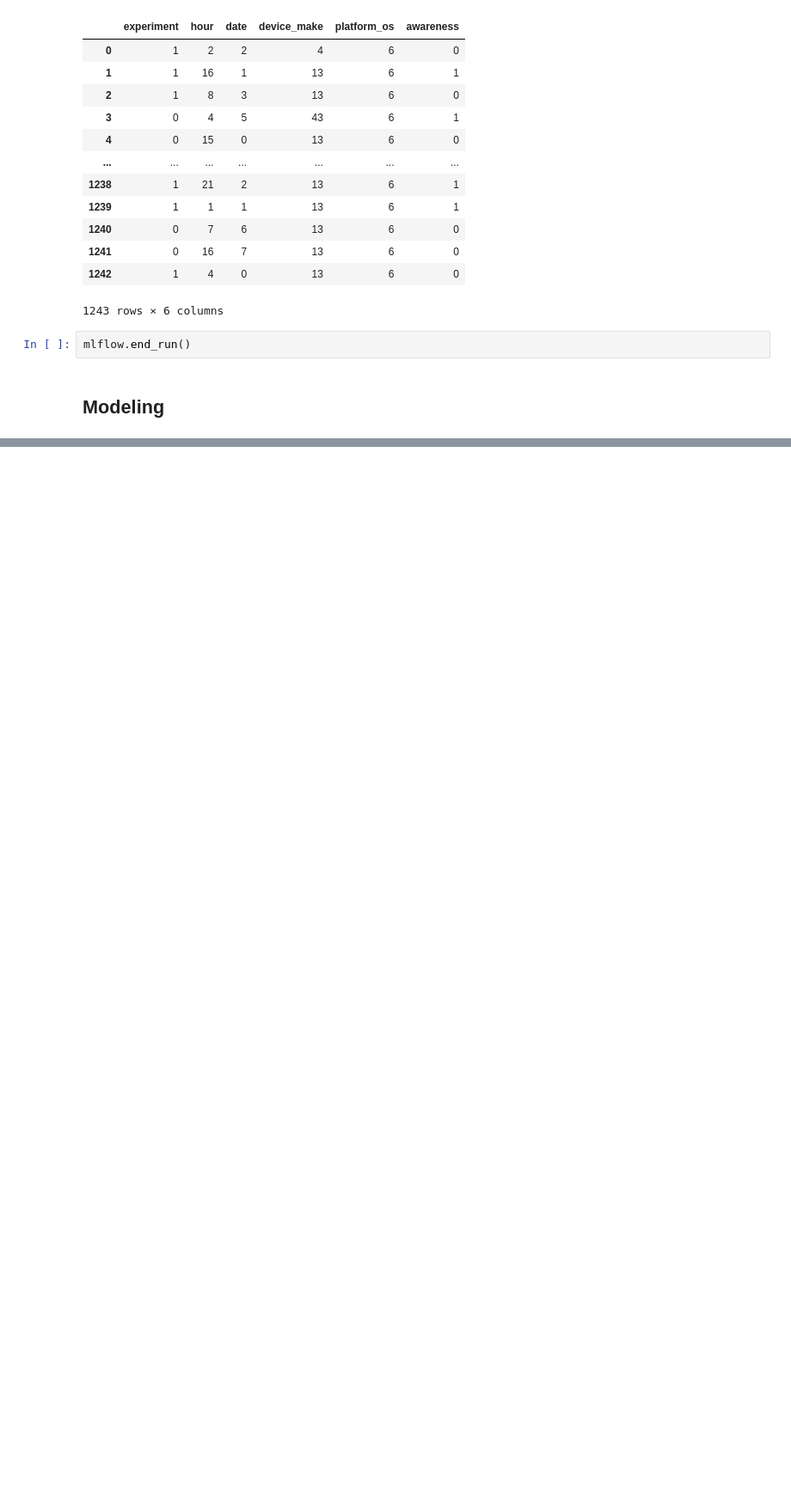
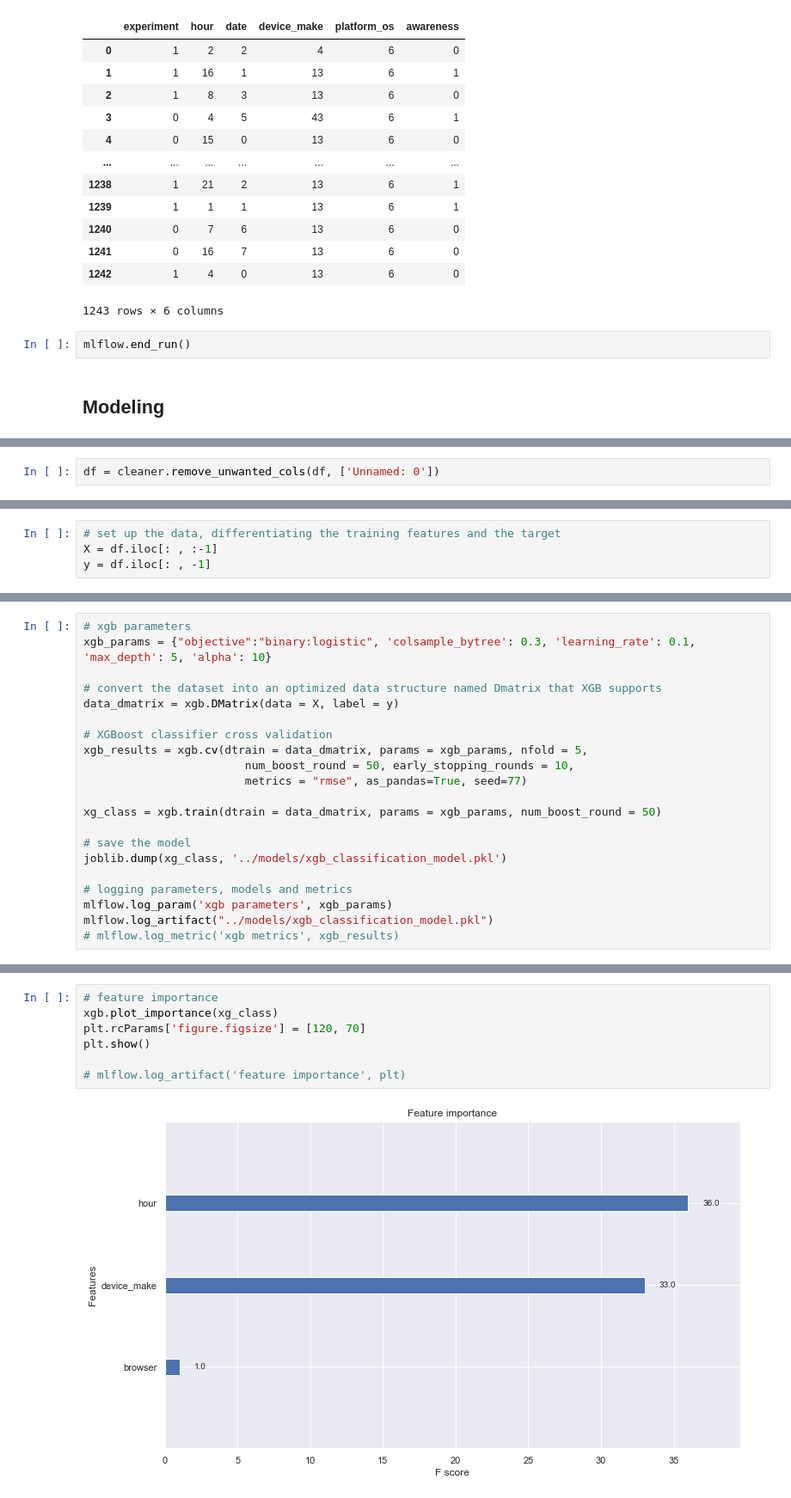
Before and after one commit to 10X-groups/AB-testing, a Jupyter notebook: notebooks/ml_abtest_f.ipynb, the cells around one changed output, grey strips where cells are left out. Shown at 86% size. Drawn from its saved outputs; the diff is of its cells as text; blank space fills up the shorter version.

Commit message:
ml ab test: 3 phase models landing: browser spit

```diff
--- a/notebooks/ml_abtest_f.ipynb
+++ b/notebooks/ml_abtest_f.ipynb
@@ -225,0 +268,2 @@ mlflow.end_run()
+# %%
+df = cleaner.remove_unwanted_cols(df, ['Unnamed: 0'])
@@ -225,0 +303,4 @@ mlflow.end_run()
+# %%
+# set up the data, differentiating the training features and the target
+X = df.iloc[: , :-1]
+y = df.iloc[: , -1]
@@ -225,0 +365,21 @@ mlflow.end_run()
+# %%
+# xgb parameters
+xgb_params = {"objective":"binary:logistic", 'colsample_bytree': 0.3, 'learning_rate': 0.1, 'max_depth': 5, 'alpha': 10}
+
+# convert the dataset into an optimized data structure named Dmatrix that XGB supports
+data_dmatrix = xgb.DMatrix(data = X, label = y)
+
+# XGBoost classifier cross validation
+xgb_results = xgb.cv(dtrain = data_dmatrix, params = xgb_params, nfold = 5,
+                        num_boost_round = 50, early_stopping_rounds = 10,
+                        metrics = "rmse", as_pandas=True, seed=77)
+
+xg_class = xgb.train(dtrain = data_dmatrix, params = xgb_params, num_boost_round = 50)
+
+# save the model
+joblib.dump(xg_class, '../models/xgb_classification_model.pkl')
+
+# logging parameters, models and metrics
+mlflow.log_param('xgb parameters', xgb_params)
+mlflow.log_artifact("../models/xgb_classification_model.pkl")
+# mlflow.log_metric('xgb metrics', xgb_results)
@@ -225,0 +443,9 @@ mlflow.end_run()
+# %%
+# feature importance
+xgb.plot_importance(xg_class)
+plt.rcParams['figure.figsize'] = [120, 70]
+plt.show()
+
+# mlflow.log_artifact('feature importance', plt)
+# %% [output]
+[figure, added]
```
Also changed, not shown: parts of 25 cells of this notebook.
